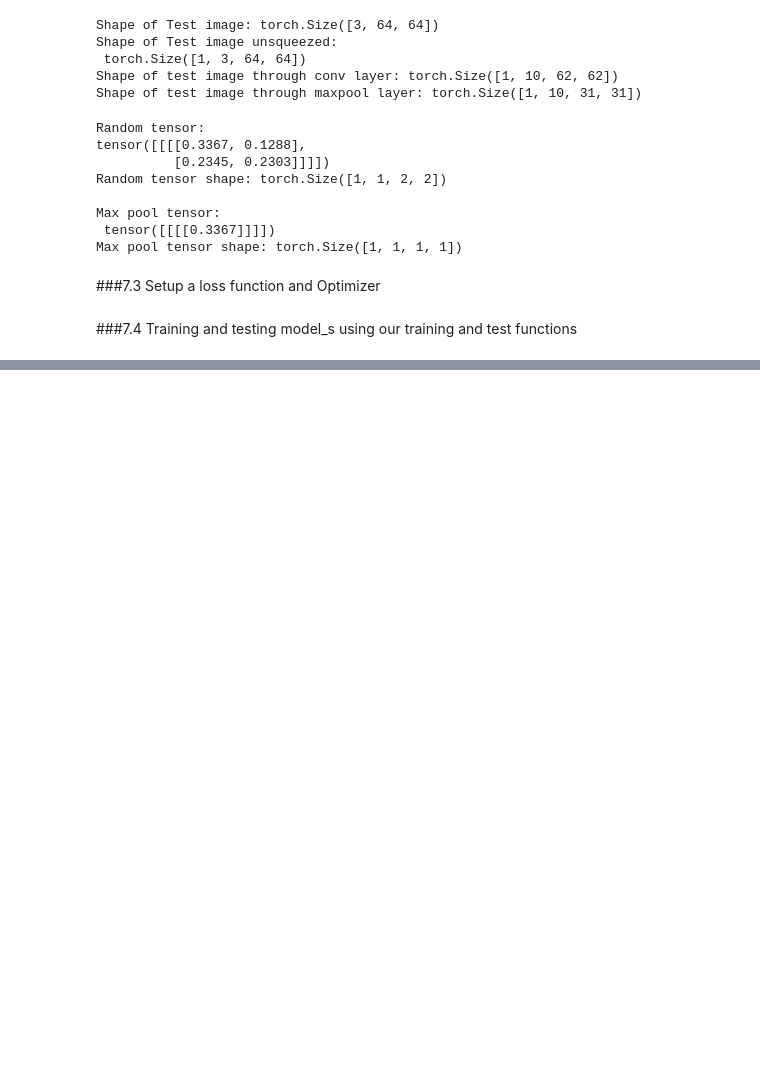
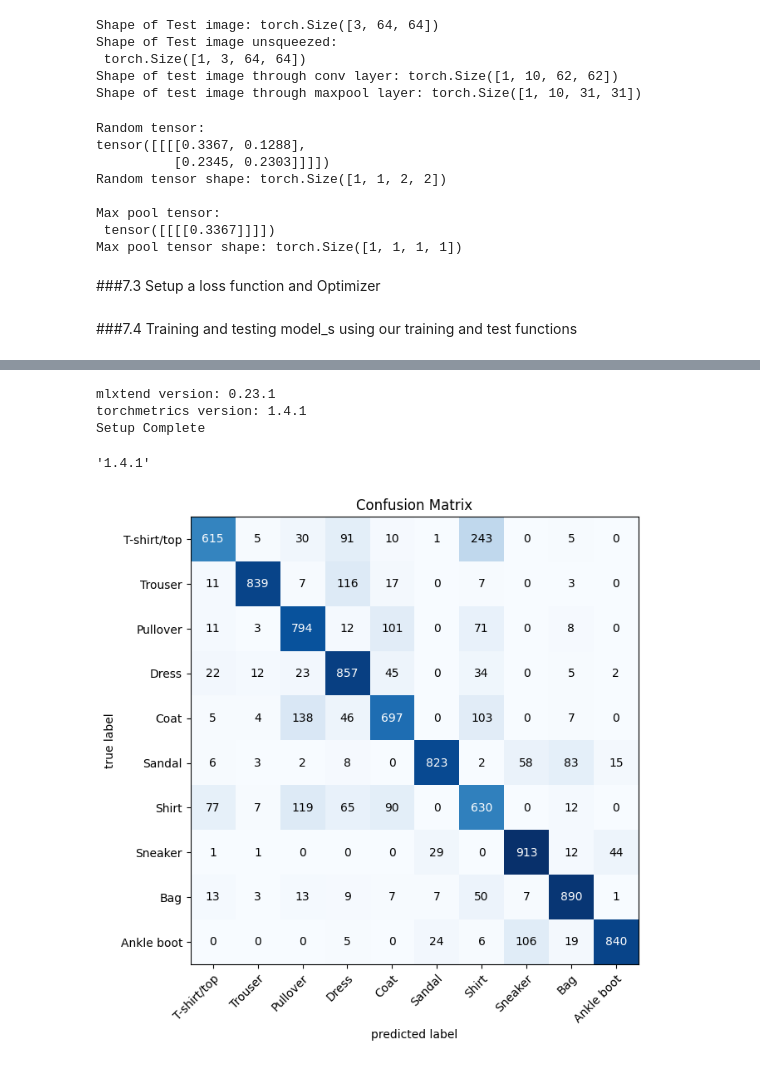
Before and after one commit to aaron-v19/practice, a Jupyter notebook: Pytorch_Computer_Vision.ipynb, the cells around one changed output, grey strips where cells are left out. Cells and saved outputs as stored; diff of their text form; code cells hidden in the pictures; blank space fills up the shorter version.

```diff
--- a/Pytorch_Computer_Vision.ipynb
+++ b/Pytorch_Computer_Vision.ipynb
@@ -941,0 +1118,22 @@ Epoch: 2
+# %%
+from tqdm.auto import tqdm
+
+y_preds=[]
+model_2.eval()
+with torch.inference_mode():
+    for X,y in tqdm(test_dataloader):
+        #Send data to forward target device
+        X,y=X.to(device),y.to(device)
+
+        #Do forward pass
+        y_logits=model_2(X)
+
+        #Get prediction probabilities
+        y_pred_probs=torch.softmax(y_logits.squeeze(),dim=0).argmax(dim=1)
+
+        #Append to list
+        y_preds.append(y_pred_probs.cpu())
+
+print(y_preds[:10])
+y_pred_tensor=torch.cat(y_preds)
+y_pred_tensor[:10]
@@ -941,0 +1153,16 @@ Epoch: 2
+# %%
+try:
+    import mlxtend, torchmetrics
+    print(f"mlxtend version: {mlxtend.__version__}")
+    print(f"torchmetrics version: {torchmetrics.__version__}")
+    print("Setup Complete")
+except :
+    !pip install -q torchmetrics -U mlxtend
+    import mlxtend, torchmetrics
+    print(f"mlxtend version: {mlxtend.__version__}")
+    print(f"torchmetrics version: {torchmetrics.__version__}")
+    print("Setup Complete")
+# %% [output]
+mlxtend version: 0.23.1
+torchmetrics version: 1.4.1
+Setup Complete
@@ -941,0 +1171,21 @@ Epoch: 2
+# %%
+torchmetrics.__version__
+# %% [output]
+'1.4.1'
+# %%
+from torchmetrics import ConfusionMatrix
+from mlxtend.plotting import plot_confusion_matrix
+
+#2 Setup Confusion instances and compare predictions to targets
+cm=ConfusionMatrix(task="multiclass",num_classes=len(class_names))
+cm_tensor=cm(preds=y_pred_tensor,
+             target=test_data.targets)
+
+#3 Plot our Confusion Matrix
+fig,ax=plot_confusion_matrix(conf_mat=cm_tensor.numpy(),
+                             class_names=class_names,
+                             figsize=(10,7))
+plt.title("Confusion Matrix")
+plt.show()
+# %% [output]
+[figure, added]
```
Also changed, not shown: parts of 34 cells of this notebook.
